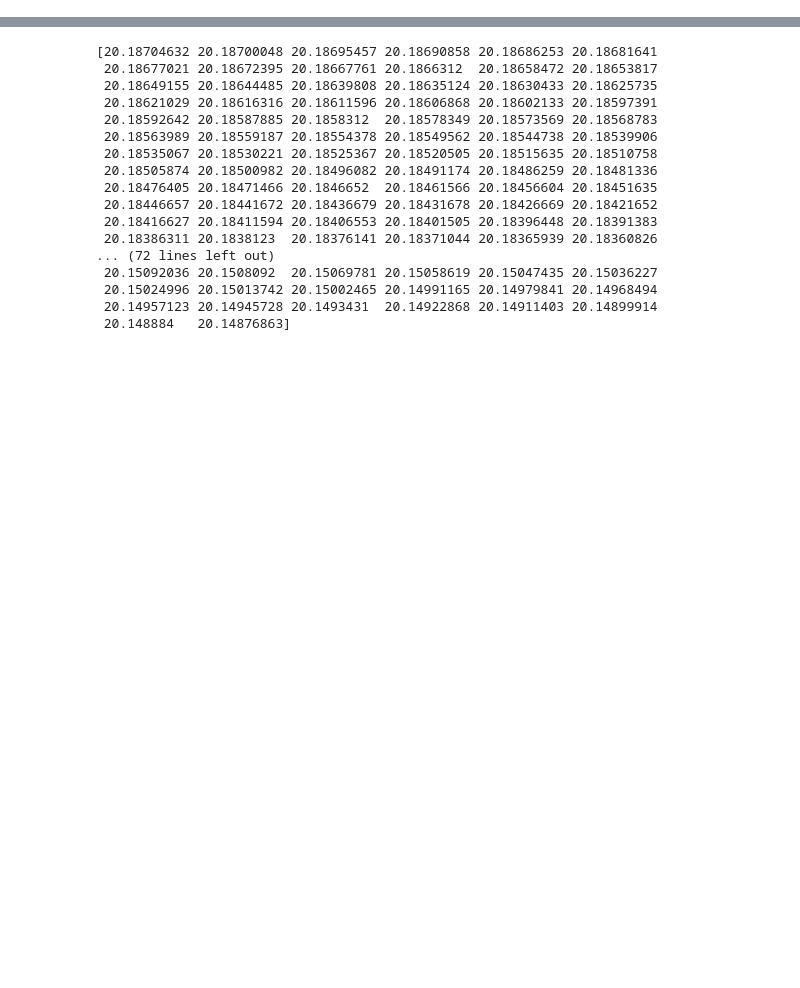
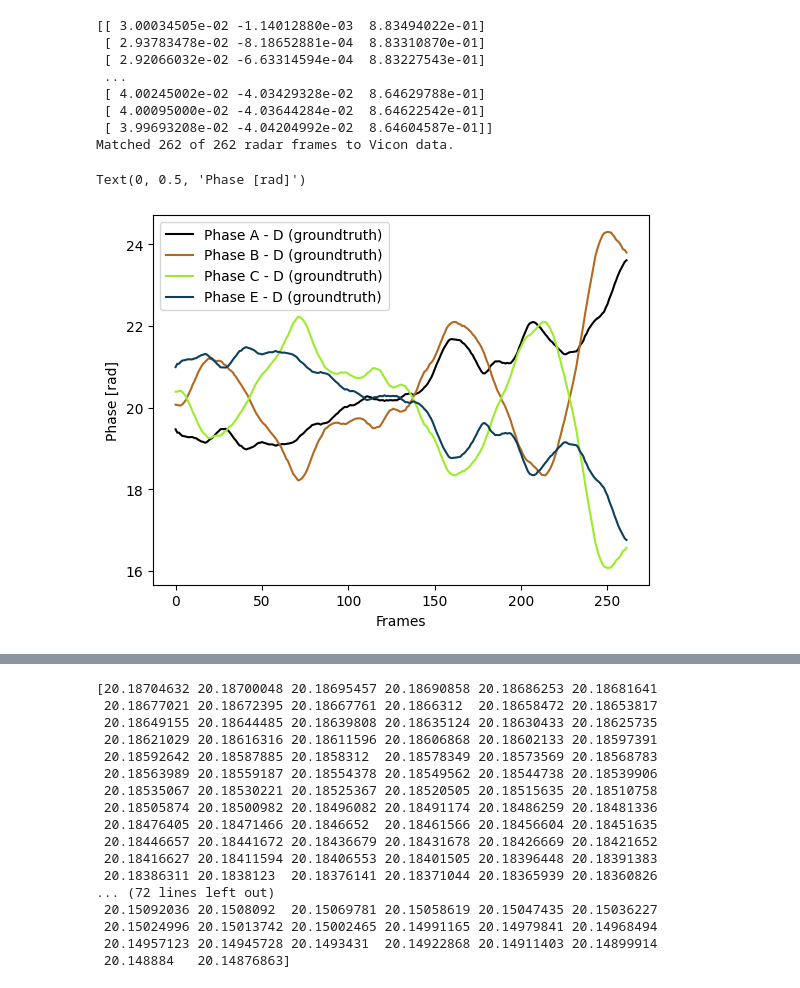
Before and after one commit to sohamc1/mmLand, a Jupyter notebook: 3d_method_full.ipynb, the cells around one changed output, grey strips where cells are left out. Drawn from its saved outputs; the diff is of its cells as text; code cells hidden in the pictures; blank space fills up the shorter version.

```diff
--- a/3d_method_full.ipynb
+++ b/3d_method_full.ipynb
@@ -583,3 +711,46 @@ def flip_phase(measured_list, truth_list, metric="rmse"):
+# %%
+# Testing CSV data tracking
+
+d, dhat, _, _ = load_radar_and_align_vicon("irl_drone_hover_1-24GHz.pickle", "irl_drone_hover_1.csv")
+
+lam = 3e8/24.15e9
+norms = np.linalg.norm(d, axis=1)
+vhat = d / norms[:, None]             # tag-origin -> radar
+
+## NEW TAG!!!!
+a = np.array((0.0, 0.07, -0.020))    # face A (w.r.t. front-face origin)
+b = np.array((-0.072, 0.0, -0.02))
+c = np.array((0.072, 0.0, -0.02))     # face B
+e = np.array((0.0, -0.07, -0.020))
+
+# projections
+dr_a = vhat @ a
+dr_b = vhat @ b
+dr_c = vhat @ c
+dr_e = vhat @ e
+
+# Round-trip phase
+dphi_a = -(4*np.pi/lam) * dr_a
+dphi_b = -(4*np.pi/lam) * dr_b
+dphi_c = -(4*np.pi/lam) * dr_c
+dphi_e = -(4*np.pi/lam) * dr_e
+
+plt.plot(dphi_a, label="Phase A - D (groundtruth)", color="#000000")
+plt.plot(dphi_b, label="Phase B - D (groundtruth)", color="#B2691F")
+plt.plot(dphi_c, label="Phase C - D (groundtruth)", color="#9CEB2D")
+plt.plot(dphi_e, label="Phase E - D (groundtruth)", color="#0E3F5C")
+plt.legend(); plt.xlabel("Frames"); plt.ylabel("Phase [rad]")
+# %% [output]
+[[ 3.00034505e-02 -1.14012880e-03  8.83494022e-01]
+ [ 2.93783478e-02 -8.18652881e-04  8.83310870e-01]
+ [ 2.92066032e-02 -6.63314594e-04  8.83227543e-01]
+ ...
+ [ 4.00245002e-02 -4.03429328e-02  8.64629788e-01]
+ [ 4.00095000e-02 -4.03644284e-02  8.64622542e-01]
+ [ 3.99693208e-02 -4.04204992e-02  8.64604587e-01]]
+Matched 262 of 262 radar frames to Vicon data.
+Text(0, 0.5, 'Phase [rad]')
+[figure, added]
 # %%
 from scipy.optimize import minimize
 
```
Also changed, not shown: parts of 6 cells of this notebook, 1 other file.
